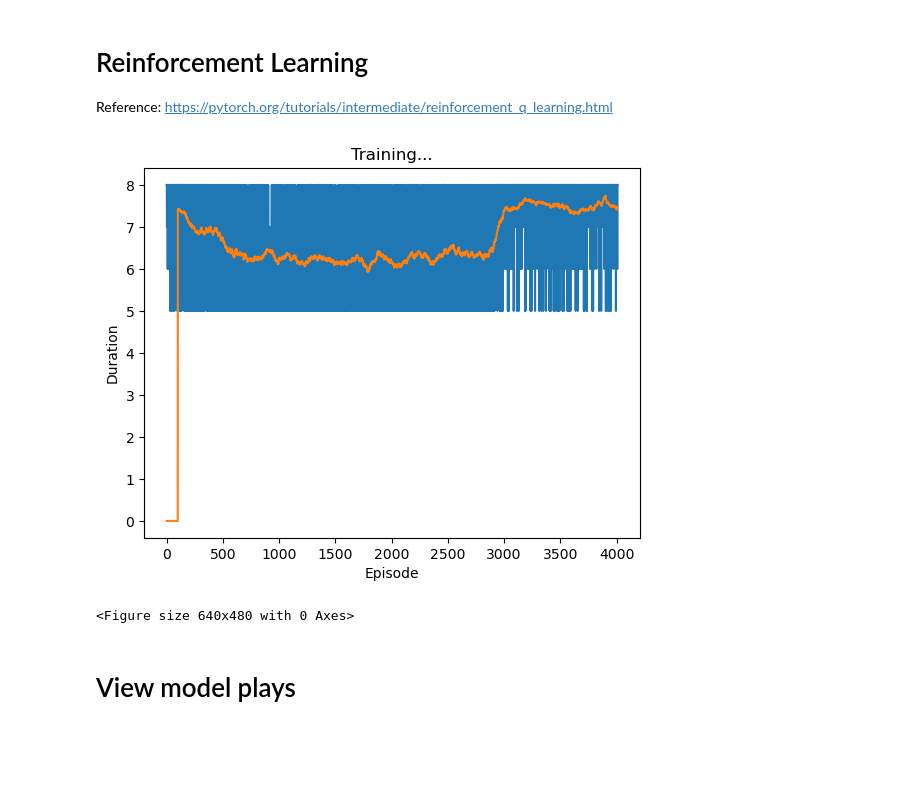
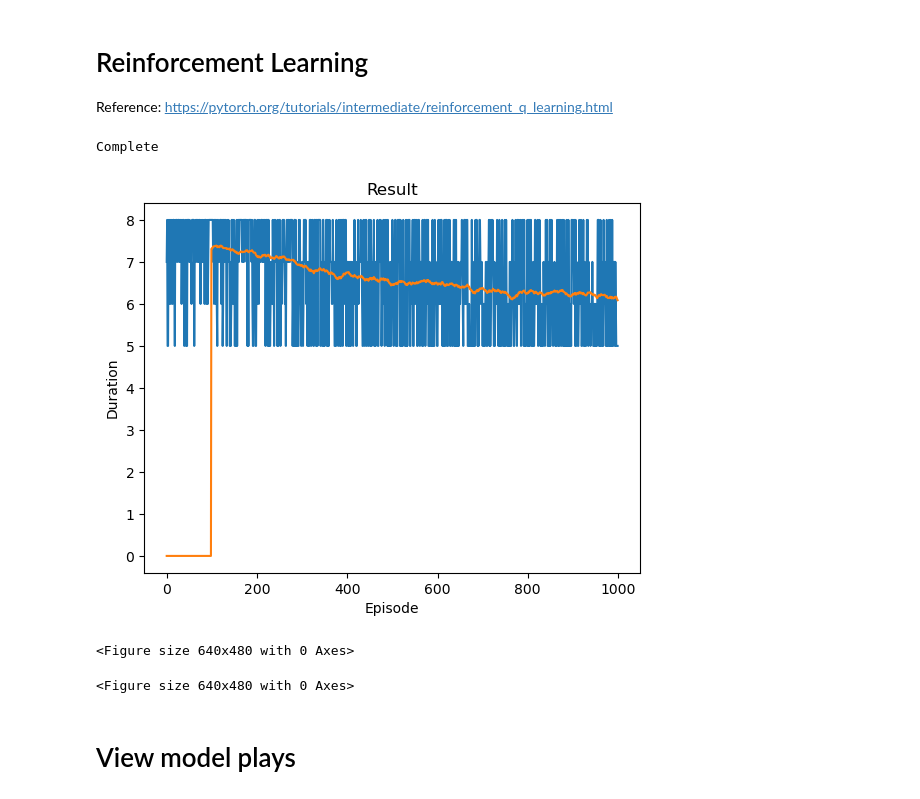
Before and after one commit to Jordanbarker/TicTacToe, a Jupyter notebook: Code new.ipynb, the cells around one changed output. Drawn from its saved outputs; the diff is of its cells as text; code cells hidden in the pictures; blank space fills up the shorter version.

```diff
--- a/Code new.ipynb
+++ b/Code new.ipynb
@@ -255,7 +255,7 @@ def plot_durations(show_result=False):
         else:
             display.display(plt.gcf())
 # %%
-num_episodes = 3000
+num_episodes = 1000
 
 for i_episode in range(num_episodes):
 
@@ -276,35 +276,37 @@ for i_episode in range(num_episodes):
             observation = None if terminated else torch.tensor(observation, dtype=torch.float32, device=device).unsqueeze(0)
             reward = torch.tensor([reward], device=device)
 
             # Store the transition in memory
             memory.push(observation_prev, action, observation, reward)
 
             # Perform one step of the optimization (on the policy network)
             optimize_model()
 
             # Soft update of the target network's weights
             # θ′ ← τ θ + (1 −τ )θ′
             target_net_state_dict = target_net.state_dict()
             policy_net_state_dict = policy_net.state_dict()
             for key in policy_net_state_dict:
                 target_net_state_dict[key] = policy_net_state_dict[key] * \
                     TAU + target_net_state_dict[key] * (1 - TAU)
             target_net.load_state_dict(target_net_state_dict)
 
         if terminated:
             episode_durations.append(t + 1)
             if len(episode_durations) % 100 == 0:
                 plot_durations()
             break
         players_turn *= -1 # Alternate player turns
 
 print("Complete")
 plot_durations(show_result=True)
 plt.ioff()
 plt.show()
 # %% [output]
+Complete
-[figure, old version]
+[figure, new version]
-<Figure size 640x480 with 0 Axes>
+<Figure size 640x480 with 0 Axes>
+<Figure size 640x480 with 0 Axes>
 # %% [markdown]
 # View model plays
 # %%
```
Also changed, not shown: parts of 2 cells of this notebook.
